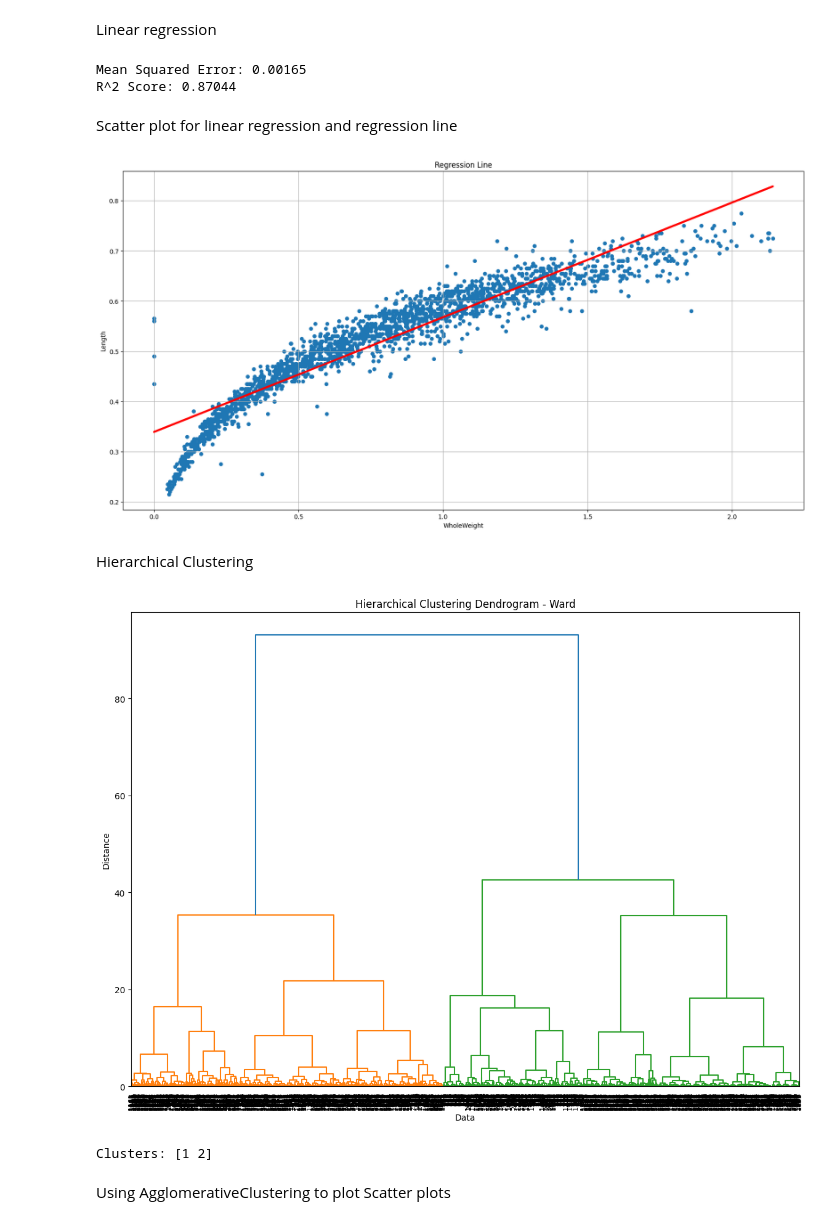
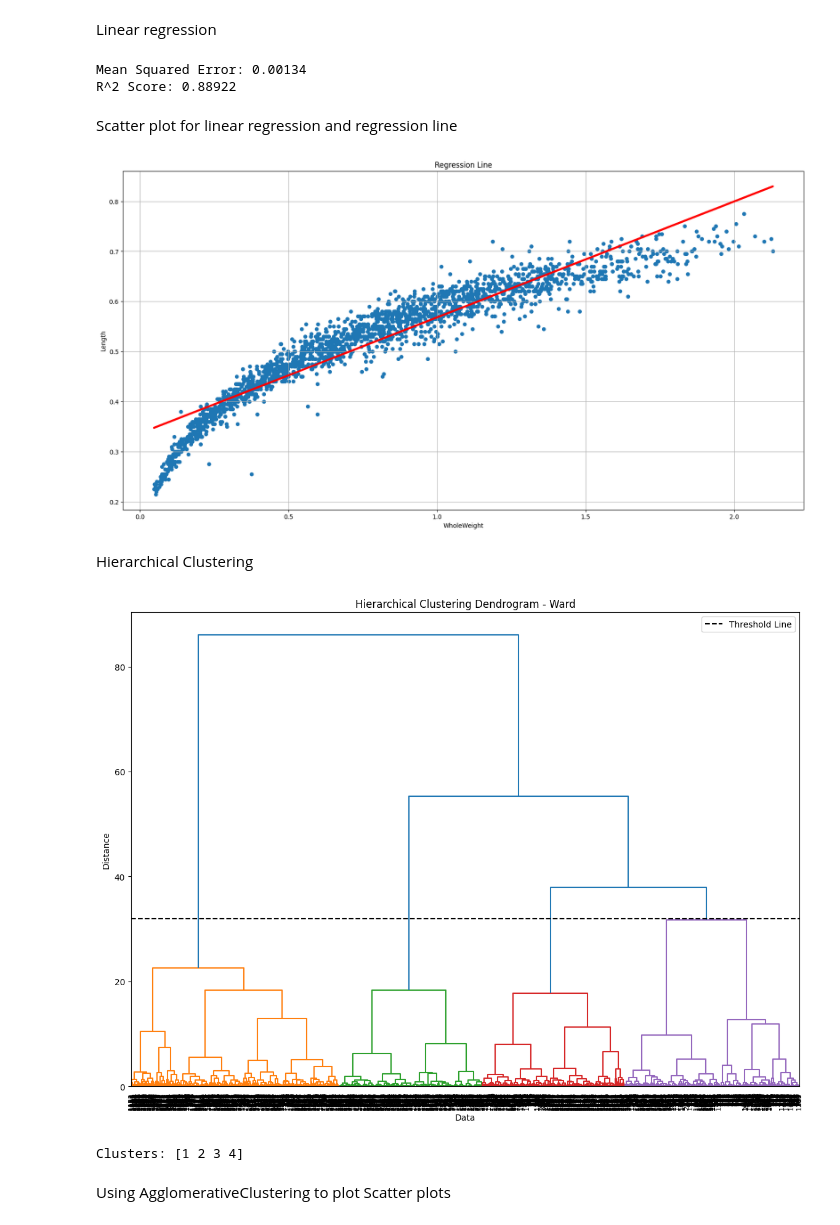
Before and after one commit to cotpetru24/data_mining, a Jupyter notebook: stu124543_data_mining.ipynb, the cells around one changed output. Saved outputs shown, nothing was run; the diff lists cells and outputs as text; code cells hidden in the pictures.

```diff
--- a/stu124543_data_mining.ipynb
+++ b/stu124543_data_mining.ipynb
@@ -225,9 +225,9 @@ for col in clean_df.columns:
     print(f"{col} IQR is {IQR}\n")
     lower_bound = Q1 - 1.5 * IQR
     upper_bound = Q3 + 1.5 * IQR
-    clean_df = clean_df[(clean_df[col] > lower_bound) & (clean_df[col] < upper_bound)]
+    #clean_df = clean_df[(clean_df[col] > lower_bound) & (clean_df[col] < upper_bound)]
 
-    #clean_df = clean_df[((clean_df[col] > lower_bound) & (clean_df[col] > 0)) & (clean_df[col] < upper_bound)]
+    clean_df = clean_df[((clean_df[col] > lower_bound) & (clean_df[col] > 0)) & (clean_df[col] < upper_bound)]
 # %% [output]
 Sex percentiles are=> 0.25: 1.0, 0.50: 2.0, 0.75: 3.0
 Sex IQR is 2.0
@@ -371,8 +371,8 @@ r2 = r2_score(y_test, y_pred)
 print(f"Mean Squared Error: {mse:.5f}")
 print(f"R^2 Score: {r2:.5f}")
 # %% [output]
-Mean Squared Error: 0.00165
-R^2 Score: 0.87044
+Mean Squared Error: 0.00134
+R^2 Score: 0.88922
 # %% [markdown]
 Scatter plot for linear regression and regression line
 # %%
@@ -402,30 +402,33 @@ def regression_line_plot(x, y, b):
 b = estimate_coef(X, y)
 regression_line_plot(X, y, b)
 # %% [output]
-[figure, old version]
+[figure, new version]
 # %% [markdown]
 Hierarchical Clustering
 # %%
 #Preprocessing
 scaler = StandardScaler()
 clean_df_scaled = scaler.fit_transform(clean_df)
 
 #Perform Hierarchical Clustering Ward method
 Z = linkage (clean_df_scaled, method='ward', metric='euclidean')
 
 #Plot the Dendrogram
 plt.figure(figsize=(14, 10))
 plt.title('Hierarchical Clustering Dendrogram - Ward')
 plt.xlabel('Data')
 plt.ylabel('Distance')
-dendrogram(Z, leaf_rotation=90., leaf_font_size=8.)
+max_d = 32
+dendrogram(Z, color_threshold=max_d, leaf_rotation=90., leaf_font_size=8.)
+plt.axhline(y=max_d, color='black', linestyle='--', label='Threshold Line')
+plt.legend()
 plt.show()
 
-fl = fcluster(Z, 2, criterion='maxclust')
+fl = fcluster(Z,4, criterion='maxclust')
 print(f"Clusters: {np.unique(fl)}")
 # %% [output]
-[figure, old version]
+[figure, new version]
-Clusters: [1 2]
+Clusters: [1 2 3 4]
 # %% [markdown]
 Using AgglomerativeClustering to plot Scatter plots
 # %%
```
Also changed, not shown: parts of 19 cells of this notebook.
